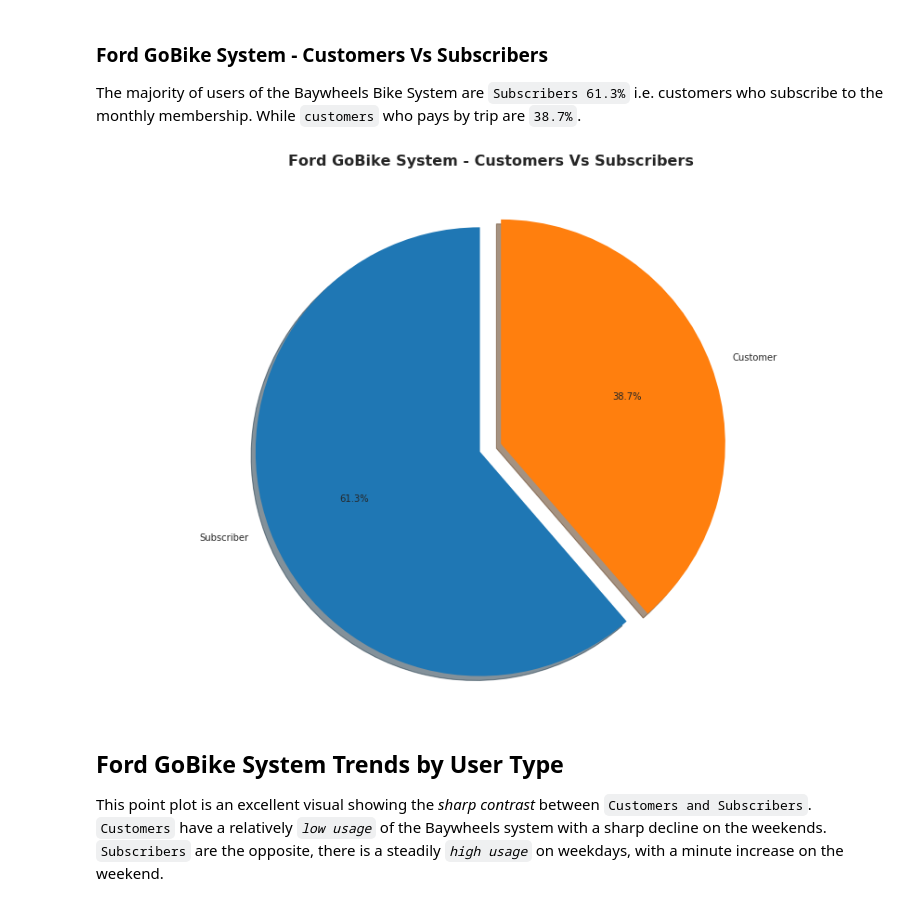
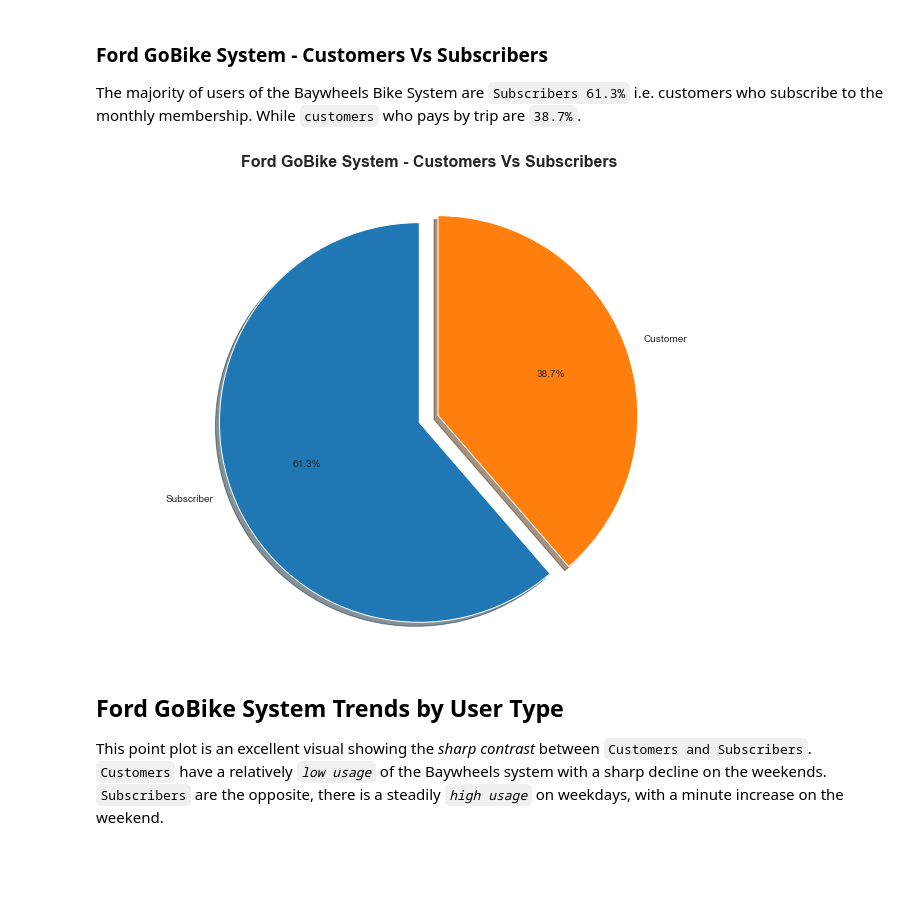
Before and after one commit to IslamFSoliman/Communicate-Data-Findings, a Jupyter notebook: slides.ipynb, the cells around one changed output. Cells and saved outputs as stored; diff of their text form; code cells hidden in the pictures; blank space fills up the shorter version.

```diff
--- a/slides.ipynb
+++ b/slides.ipynb
@@ -78,16 +78,16 @@ plt.xticks(ticks, lables);
 ### Ford GoBike System - Customers Vs Subscribers
 The majority of users of the Baywheels Bike System are `Subscribers 61.3%` i.e. customers who subscribe to the monthly membership. While `customers` who pays by trip are `38.7%`.
 # %%
-plt.figure(figsize = [15, 10])
+plt.figure(figsize = [11.69, 8.27])
 labls = df["user_type"].value_counts().index
 explode = (0.1, 0)
 
 plt.pie(df["user_type"].value_counts(), explode=explode, labels=labls, autopct='%1.1f%%', shadow=True, startangle=90)
 plt.title('Ford GoBike System - Customers Vs Subscribers', y=1.05, fontsize=16, fontweight='bold')
 plt.axis('equal')
 plt.show()
 # %% [output]
-[figure, old version]
+[figure, new version]
 # %% [markdown]
 ## Ford GoBike System Trends by User Type
 This point plot is an excellent visual showing the *sharp contrast* between `Customers and Subscribers`.
```
Also changed, not shown: parts of 4 cells of this notebook, 1 other file.
